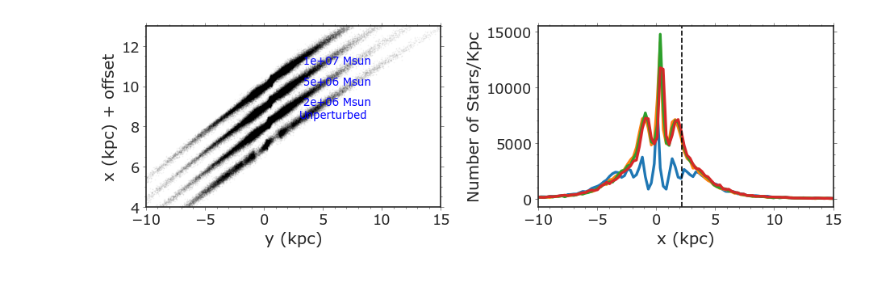
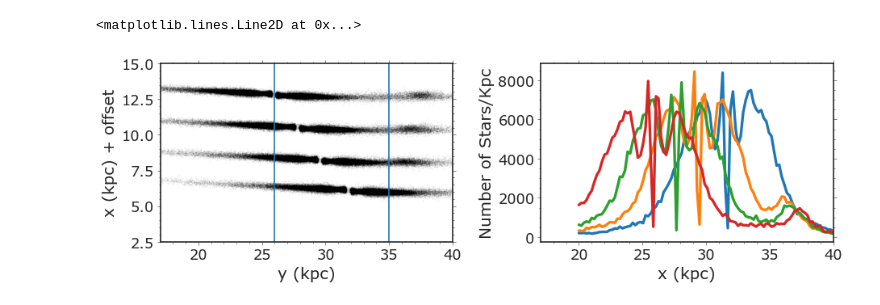
Before and after one commit to caganze/stellarstreams, a Jupyter notebook: notebooks/Poster Figures .ipynb, the cells around one changed output. Cells and saved outputs as stored; diff of their text form; code cells hidden in the pictures.

```diff
--- a/notebooks/Poster Figures .ipynb
+++ b/notebooks/Poster Figures .ipynb
@@ -111,4 +170,10 @@ xgrid=np.linspace(-10, 15, 100)
+# %%
+xgrid=np.linspace(20, 40, 100)
+distance_to_hit=1.
 # %%
-visualize_stream('50_60', [-10, 15], [4, 13], xgrid, -50)
+x0, y0, ax, ax1= visualize_stream('50_60', [17, 40], [2.5, 15], xgrid, -50, offset=3)
+ax.axvline(35)
+ax.axvline(np.nanmedian(x0))
 # %% [output]
+<matplotlib.lines.Line2D at 0x...>
-[figure, old version]
+[figure, new version]
```
Also changed, not shown: parts of 27 cells of this notebook, 13 other files.
